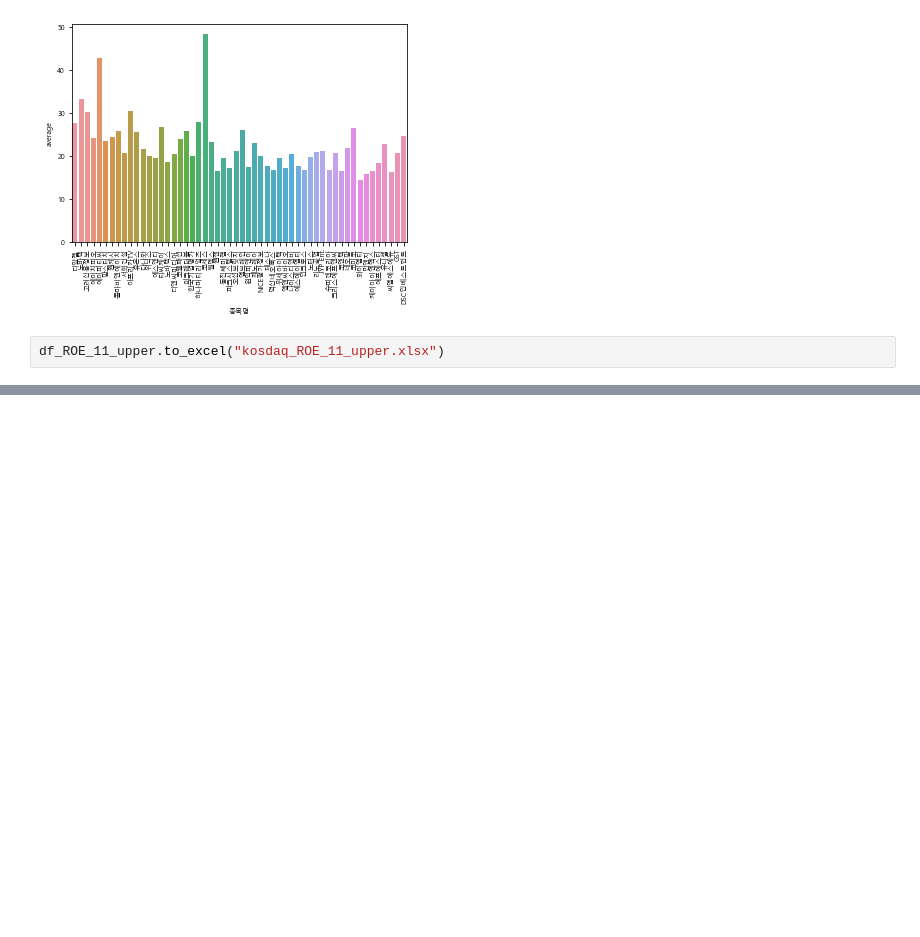
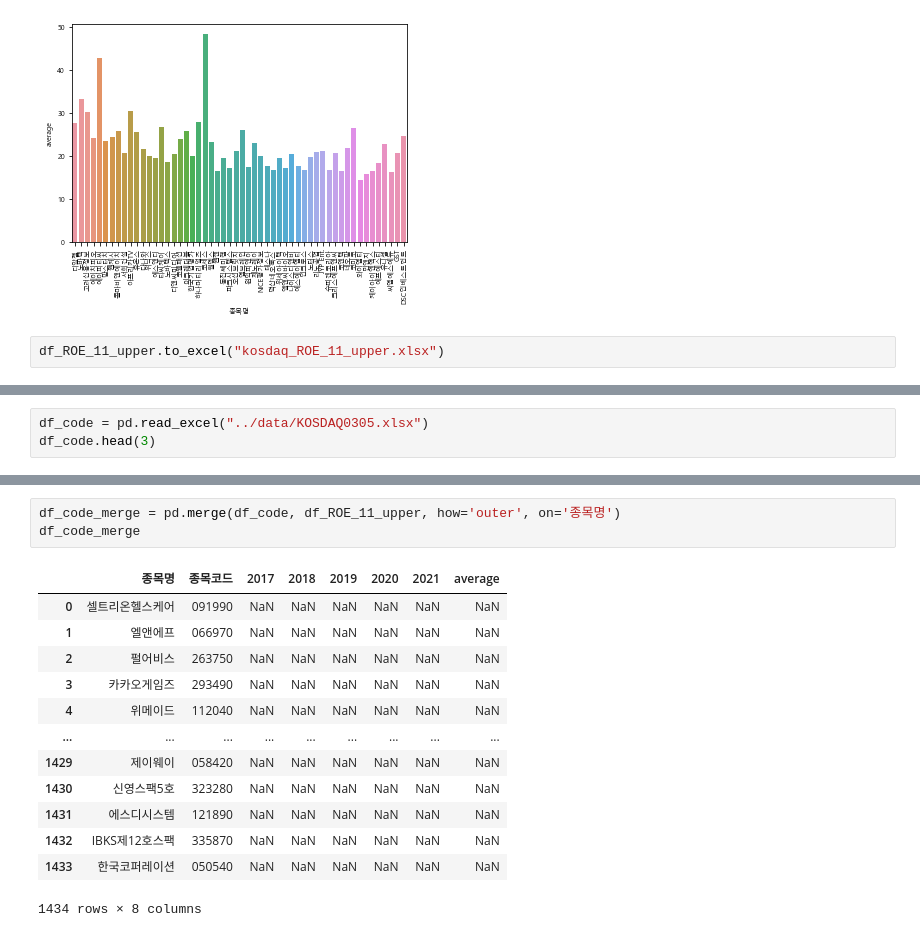
Before and after one commit to youngai1112/HK_Project, a Jupyter notebook: 3_데이터 가공/KOSDAQ_ROE.ipynb, the cells around one changed output, grey strips where cells are left out. Drawn from its saved outputs; the diff is of its cells as text; blank space fills up the shorter version.

```diff
--- a/3_데이터 가공/KOSDAQ_ROE.ipynb
+++ b/3_데이터 가공/KOSDAQ_ROE.ipynb
@@ -125,0 +128,3 @@ df_ROE_11_upper.to_excel("kosdaq_ROE_11_upper.xlsx")
+# %%
+df_code = pd.read_excel("../data/KOSDAQ0305.xlsx")
+df_code.head(3)
@@ -125,0 +189,17 @@ df_ROE_11_upper.to_excel("kosdaq_ROE_11_upper.xlsx")
+# %%
+df_code_merge = pd.merge(df_code, df_ROE_11_upper, how='outer', on='종목명')
+df_code_merge
+# %% [output]
+|  | 종목명 | 종목코드 | 2017 | 2018 | 2019 | 2020 | 2021 | average |
+| 0 | 셀트리온헬스케어 | 091990 | NaN | NaN | NaN | NaN | NaN | NaN |
+| 1 | 엘앤에프 | 066970 | NaN | NaN | NaN | NaN | NaN | NaN |
+| 2 | 펄어비스 | 263750 | NaN | NaN | NaN | NaN | NaN | NaN |
+| 3 | 카카오게임즈 | 293490 | NaN | NaN | NaN | NaN | NaN | NaN |
+| 4 | 위메이드 | 112040 | NaN | NaN | NaN | NaN | NaN | NaN |
+| ... | ... | ... | ... | ... | ... | ... | ... | ... |
+| 1429 | 제이웨이 | 058420 | NaN | NaN | NaN | NaN | NaN | NaN |
+| 1430 | 신영스팩5호 | 323280 | NaN | NaN | NaN | NaN | NaN | NaN |
+| 1431 | 에스디시스템 | 121890 | NaN | NaN | NaN | NaN | NaN | NaN |
+| 1432 | IBKS제12호스팩 | 335870 | NaN | NaN | NaN | NaN | NaN | NaN |
+| 1433 | 한국코퍼레이션 | 050540 | NaN | NaN | NaN | NaN | NaN | NaN |
+1434 rows × 8 columns
```
Also changed, not shown: parts of 10 cells of this notebook, 1 other file.
